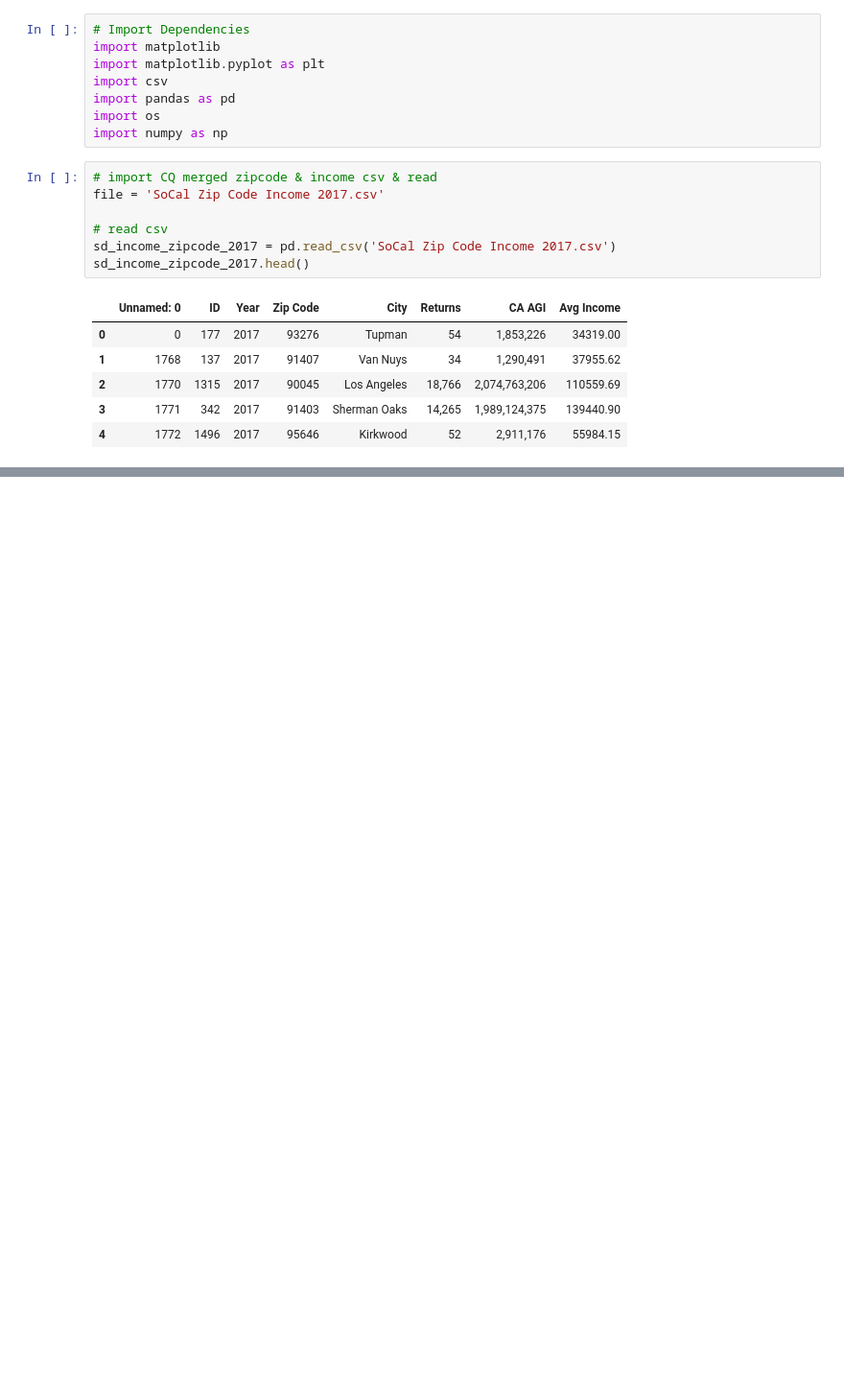
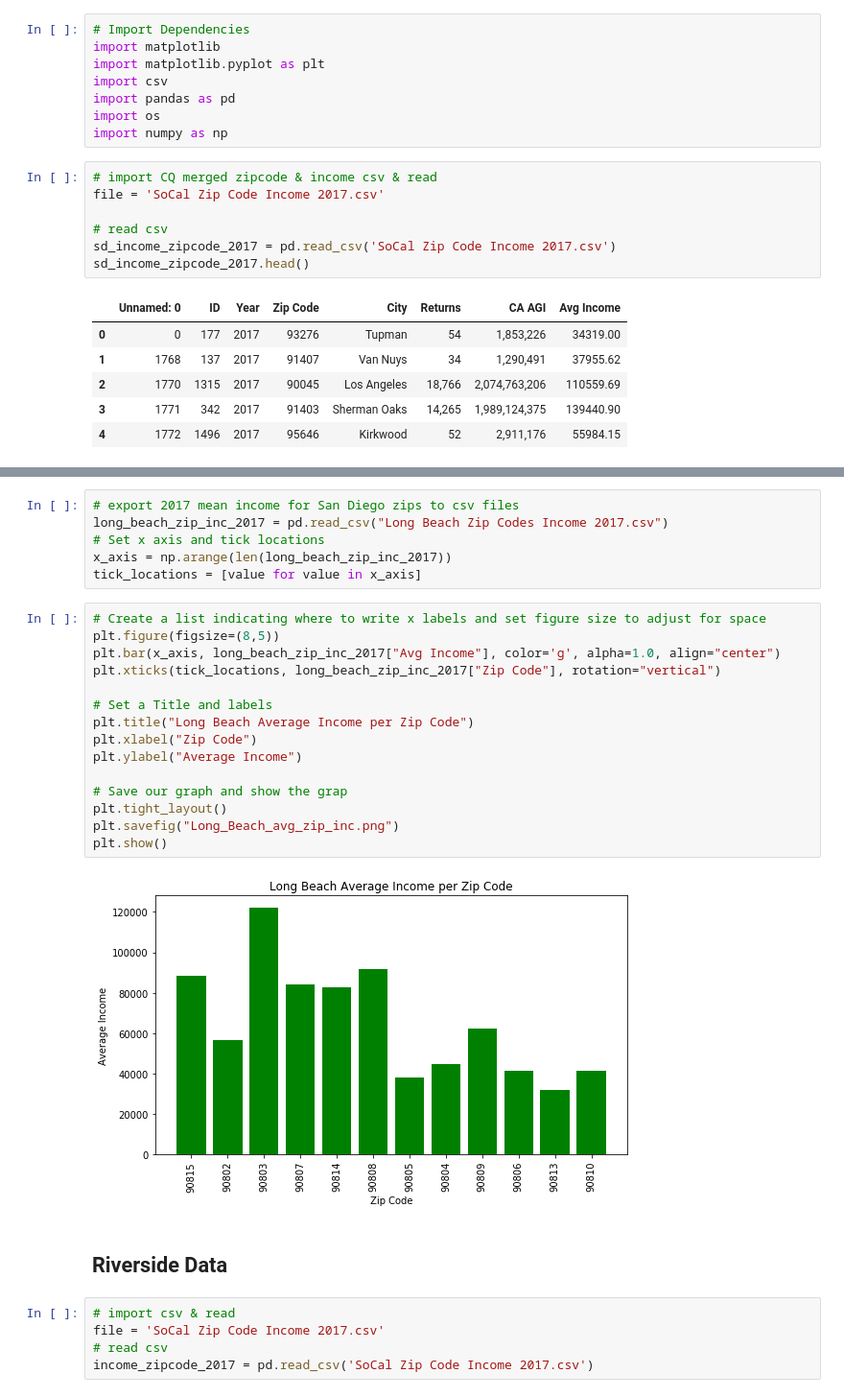
Before and after one commit to cdimmock/Py-Eating-Pandas, a Jupyter notebook: Team Py-Eating Pandas Presentation.ipynb, the cells around one changed output, grey strips where cells are left out. Shown: that part at 96% size. Cells and saved outputs as stored; diff of their text form; blank space fills up the shorter version.

```diff
--- a/Team Py-Eating Pandas Presentation.ipynb
+++ b/Team Py-Eating Pandas Presentation.ipynb
@@ -56,0 +105,30 @@ sd_subset_zip_inc.head()
+# %%
+# export 2017 mean income for San Diego zips to csv files
+long_beach_zip_inc_2017 = pd.read_csv("Long Beach Zip Codes Income 2017.csv")
+# Set x axis and tick locations
+x_axis = np.arange(len(long_beach_zip_inc_2017))
+tick_locations = [value for value in x_axis]
+# %%
+# Create a list indicating where to write x labels and set figure size to adjust for space
+plt.figure(figsize=(8,5))
+plt.bar(x_axis, long_beach_zip_inc_2017["Avg Income"], color='g', alpha=1.0, align="center")
+plt.xticks(tick_locations, long_beach_zip_inc_2017["Zip Code"], rotation="vertical")
+
+# Set a Title and labels
+plt.title("Long Beach Average Income per Zip Code")
+plt.xlabel("Zip Code")
+plt.ylabel("Average Income")
+
+# Save our graph and show the grap
+plt.tight_layout()
+plt.savefig("Long_Beach_avg_zip_inc.png")
+plt.show()
+# %% [output]
+[figure, added]
+# %% [markdown]
+## Riverside Data
+# %%
+# import csv & read
+file = 'SoCal Zip Code Income 2017.csv'
+# read csv
+income_zipcode_2017 = pd.read_csv('SoCal Zip Code Income 2017.csv')
```
Also changed, not shown: parts of 26 cells of this notebook, 15 other files.
